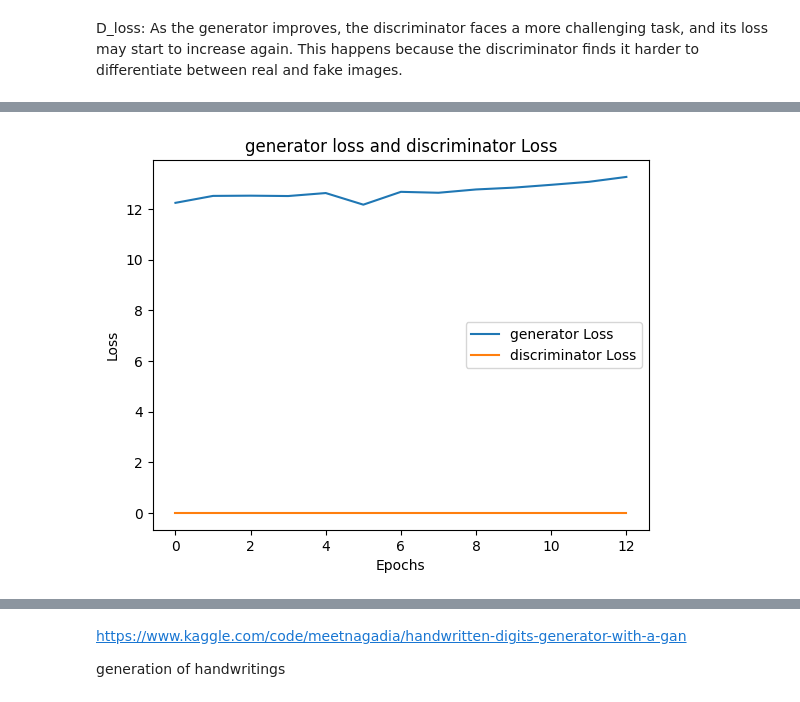
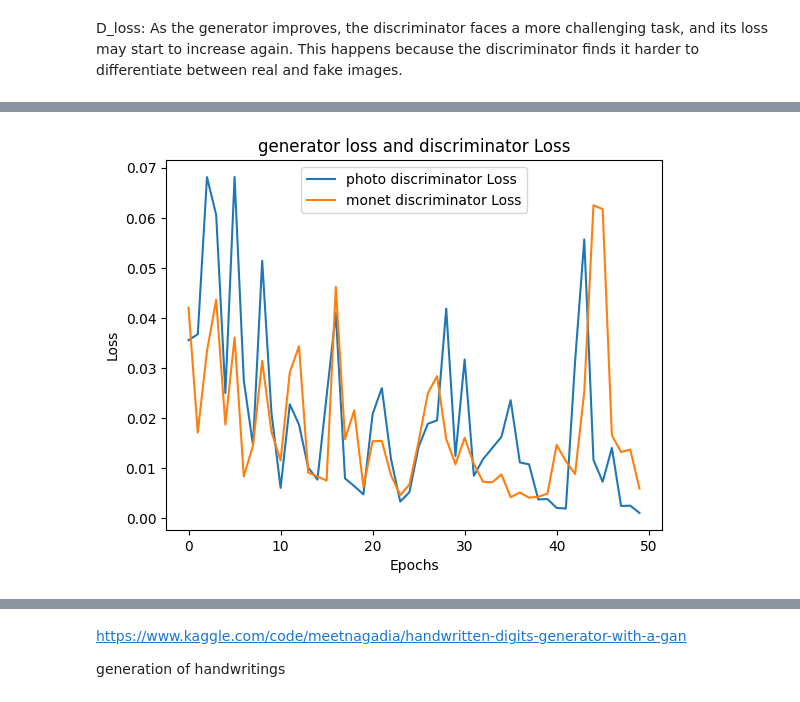
Before and after one commit to peteray-dev/GAN_Painter, a Jupyter notebook: CYCLEGAN_I_AM_SOMETHING_OF_A_PAINTER_MYSELF_(1).ipynb, the cells around one changed output, grey strips where cells are left out. Drawn from its saved outputs; the diff is of its cells as text; code cells hidden in the pictures.

```diff
--- a/CYCLEGAN_I_AM_SOMETHING_OF_A_PAINTER_MYSELF_(1).ipynb
+++ b/CYCLEGAN_I_AM_SOMETHING_OF_A_PAINTER_MYSELF_(1).ipynb
@@ -104,8 +104,8 @@ Monet dataset: 300
 photo dataset: 7038
 # %%
 # Sample 300 random indices
-monet_indices = random.sample(range(len(monet_dataset)), 300)
-photo_indices = random.sample(range(len(photo_dataset)), 300)
+monet_indices = random.sample(range(len(monet_dataset)), 50)
+photo_indices = random.sample(range(len(photo_dataset)), 50)
 
 # Create subsets
 monet_dataset = Subset(monet_dataset, monet_indices)
@@ -516,7 +516,7 @@ for data in photo_loader:
 # %% [output]
 1
 # %%
-num_epochs = 10
+num_epochs = 50
 # Training loop
 g_loss_epoch = []
 d_loss_photo_epoch = []
@@ -614,7 +614,8 @@ for epoch in range(num_epochs):
 
 
 
-    # Access the last element of each epoch list for printing
-    last_epoch = epoch - 1  # Assuming epoch starts from 1
-
-    print(f"[Epoch {epoch}/{num_epochs}] [D Photo loss: {d_loss_photo_epoch[last_epoch]:.4f}] [D Monet loss: {d_loss_monet_epoch[last_epoch]:.4f}] [G loss: {g_loss_epoch[last_epoch]:.4f}]")
+    #  Print epoch-wise losses
+    if epoch == 0:
+        print(f"[Epoch {epoch+1}/{num_epochs}] [D Photo loss: {d_loss_photo_act:.4f}] [D Monet loss: {d_loss_monet_act:.4f}] [G loss: {g_loss_act:.4f}]")
+    else:
+        print(f"[Epoch {epoch+1}/{num_epochs}] [D Photo loss: {d_loss_photo_epoch[-1]:.4f}] [D Monet loss: {d_loss_monet_epoch[-1]:.4f}] [G loss: {g_loss_epoch[-1]:.4f}]")
@@ -664,12 +684,13 @@ d_loss_epoch
 # %%
 # Plotting the loss curves
 plt.figure()
-plt.plot(g_loss_epoch, label='generator Loss')
-plt.plot(d_loss_epoch, label='discriminator Loss')
+# plt.plot(g_loss_epoch, label='generator Loss')
+plt.plot(d_loss_photo_epoch, label='photo discriminator Loss')
+plt.plot(d_loss_monet_epoch, label='monet discriminator Loss')
 plt.xlabel('Epochs')
 plt.ylabel('Loss')
 plt.title('generator loss and discriminator Loss')
 plt.legend()
 plt.show()
 # %% [output]
-[figure, old version]
+[figure, new version]
```
Also changed, not shown: parts of 15 cells of this notebook.
